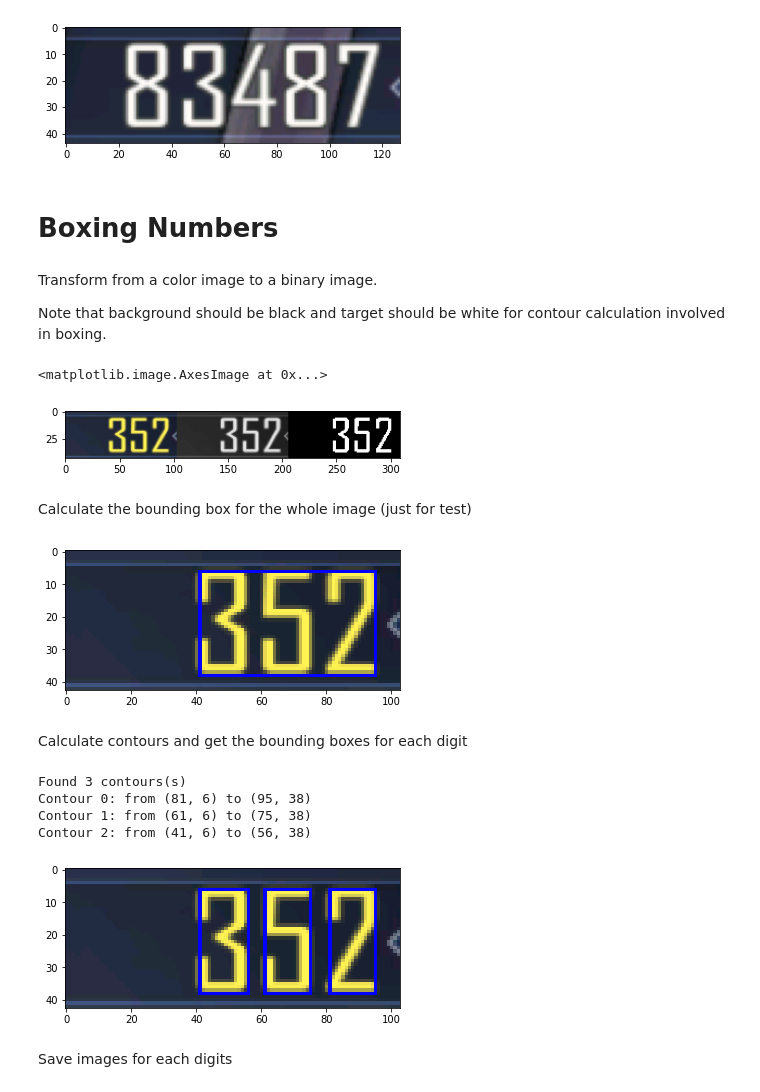
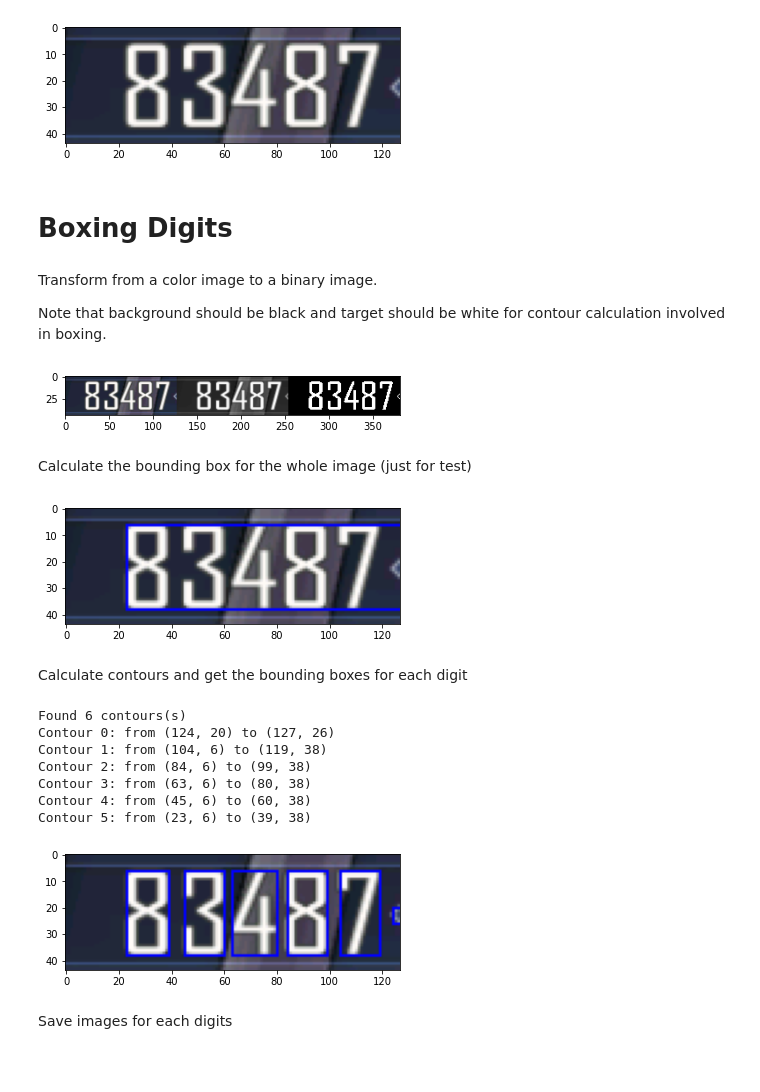
Before and after one commit to wcmphysics/SimpleOCRandTrainer, a Jupyter notebook: notebook.ipynb, the cells around one changed output. Drawn from its saved outputs; the diff is of its cells as text; code cells hidden in the pictures; blank space fills up the shorter version.

Commit message:
Add image save for boxed digits

```diff
--- a/notebook.ipynb
+++ b/notebook.ipynb
@@ -10,25 +10,29 @@ Keep in mind to add 'cv.destroyAllWindows()' to close opencv windows.
 
 Closing a window by red cross will make Jupyter notebook crash (describe [here](https://medium.com/@mrdatainsight/how-to-use-opencv-imshow-in-a-jupyter-notebook-quick-tip-ce83fa32b5ad)).
 # %%
-def imshow(title, image, also_plot_with_pyplot=True):
+def imshow(title, image, cv_or_pyplot='pyplot'):
     """Wrapper for cv.imshow
 
     Args:
         title (str): title for the display window
         image (cv Mat object): image to show
+        cv_or_pyplot (str): 'cv' for cv.imshow() and 'pyplot' for pyplot.imshow()
 
     Returns:
-        str: the key pressed in the image display window
+        str: the key pressed in image display window for cv.show()
     """
-    cv.imshow(title, image)
-    input_key = cv.waitKey(0)
-    cv.destroyAllWindows()
-    if also_plot_with_pyplot:
+
+    if cv_or_pyplot == 'pyplot':
         if len(image.shape) <= 2:
             plt.imshow(cv.cvtColor(image, cv.COLOR_GRAY2RGB))
         else:
             plt.imshow(cv.cvtColor(image, cv.COLOR_BGR2RGB))
-    return chr(input_key)
+        return None
+    elif cv_or_pyplot == 'cv':
+        cv.imshow(title, image)
+        input_key = cv.waitKey(0)
+        cv.destroyAllWindows()
+        return chr(input_key)
 
 def stack_images(images, vertical_or_horizontal='h'):
     images_3channel = []
@@ -59,27 +63,25 @@ if input_key == 's': # save
 # %% [output]
 [figure]
 # %% [markdown]
-# Boxing Numbers
+# Boxing Digits
 # %% [markdown]
 Transform from a color image to a binary image.
 
 Note that background should be black and target should be white for contour calculation involved in boxing.
 # %%
-image_file_name = 'image/image_352.png'
+#image_file_name = 'image/image_352.png'
 threshold = 140
 maxvalue = 255
 
 image_color = cv.imread(image_file_name, cv.IMREAD_COLOR)
 image_gray = cv.cvtColor(image_color, cv.COLOR_BGR2GRAY)
 image_threshold = cv.threshold(image_gray, threshold, maxvalue, cv.THRESH_BINARY)[1]
 #image_binary = cv.bitwise_not(image_threshold) # invert black and white
 image_binary = image_threshold
 
-input_key = imshow('gray image', stack_two_images([image_color, image_gray, image_binary]))
-plt.imshow(cv.cvtColor(stack_images([image_color, image_gray, image_binary]), cv.COLOR_BGR2RGB))
+input_key = imshow('gray image', stack_images([image_color, image_gray, image_binary]))
 # %% [output]
-<matplotlib.image.AxesImage at 0x...>
-[figure, old version]
+[figure, new version]
 # %% [markdown]
 Calculate the bounding box for the whole image (just for test)
 # %%
@@ -93,25 +95,37 @@ image_with_box = image_color.copy()
 cv.rectangle(image_with_box, (x1, y1), (x2, y2), box_line_color, box_line_thickness)
 key = imshow('Original Image with the Bounding Box', image_with_box)
 # %% [output]
-[figure, old version]
+[figure, new version]
 # %% [markdown]
 Calculate contours and get the bounding boxes for each digit
 # %%
 contours, hierachy = cv.findContours(image_binary, cv.RETR_EXTERNAL, cv.CHAIN_APPROX_SIMPLE)
 image_with_box = image_color.copy()
 print(f'Found {len(contours)} contours(s)')
+class point_2d():
+    def __init__(self, x_start, y_start, x_end, y_end) -> None:
+        self.x_start = x_start
+        self.y_start = y_start
+        self.x_end = x_end
+        self.y_end = y_end
+bounding_point_start_and_end = [None]*len(contours)
 for i, contour in enumerate(contours):
     x1, y1, w, h = cv.boundingRect(contour)
     x2 = x1 + w
     y2 = y1 + h
+    bounding_point_start_and_end[i] = point_2d(x1, y1, x2, y2)
     cv.rectangle(image_with_box, (x1, y1), (x2, y2), box_line_color, box_line_thickness)
     print(f'Contour {i}: from ({x1}, {y1}) to ({x2}, {y2})')
+    #cv.imwrite()
 key = imshow('Original Image with the Bounding Box', image_with_box)
 # %% [output]
-Found 3 contours(s)
-Contour 0: from (81, 6) to (95, 38)
-Contour 1: from (61, 6) to (75, 38)
-Contour 2: from (41, 6) to (56, 38)
+Found 6 contours(s)
+Contour 0: from (124, 20) to (127, 26)
+Contour 1: from (104, 6) to (119, 38)
+Contour 2: from (84, 6) to (99, 38)
+Contour 3: from (63, 6) to (80, 38)
+Contour 4: from (45, 6) to (60, 38)
+Contour 5: from (23, 6) to (39, 38)
-[figure, old version]
+[figure, new version]
 # %% [markdown]
 Save images for each digits
```
Also changed, not shown: parts of 2 cells of this notebook, 1 other file.
